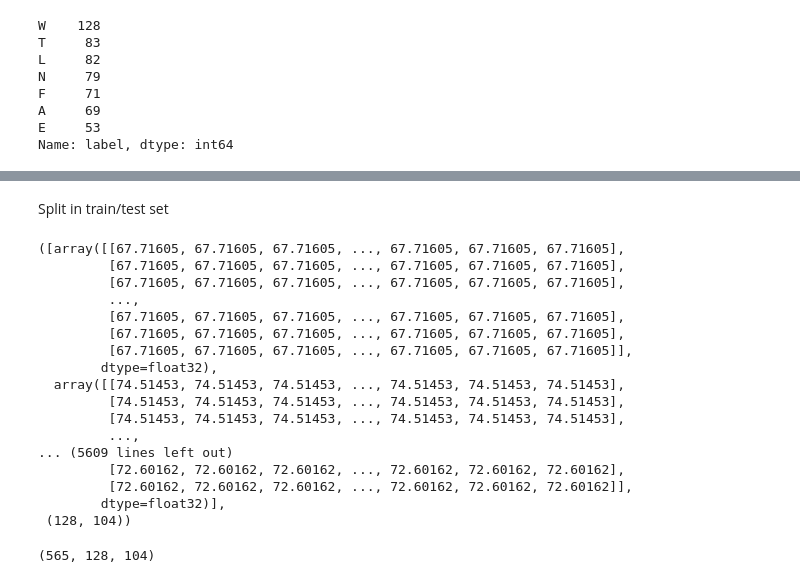
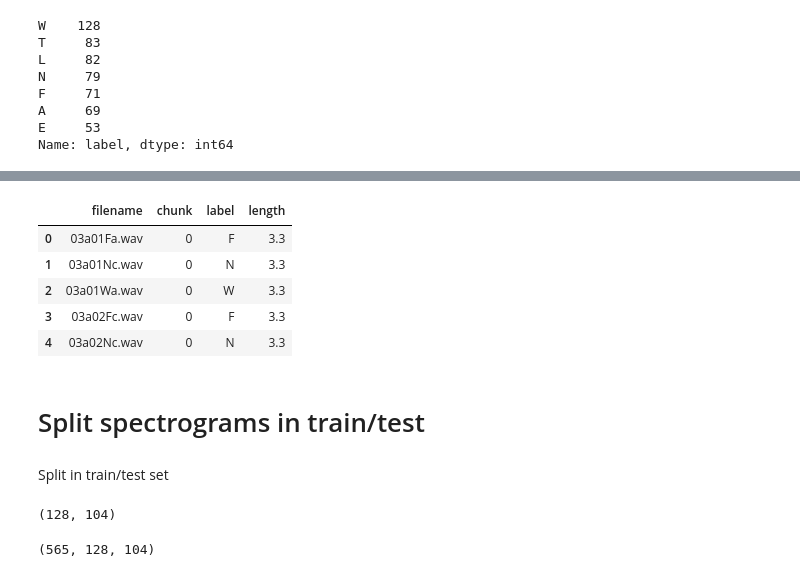
Before and after one commit to LIMUNIMI/thesis_adversarial_ml_audio, a Jupyter notebook: preprocessing.ipynb, the cells around one changed output, grey strips where cells are left out. Cells and saved outputs as stored; diff of their text form; code cells hidden in the pictures.

```diff
--- a/preprocessing.ipynb
+++ b/preprocessing.ipynb
@@ -197,0 +233,9 @@ Name: label, dtype: int64
+# %%
+df_info_mod.head()
+# %% [output]
+|  | filename | chunk | label | length |
+| 0 | 03a01Fa.wav | 0 | F | 3.3 |
+| 1 | 03a01Nc.wav | 0 | N | 3.3 |
+| 2 | 03a01Wa.wav | 0 | W | 3.3 |
+| 3 | 03a02Fc.wav | 0 | F | 3.3 |
+| 4 | 03a02Nc.wav | 0 | N | 3.3 |
@@ -198,25 +244,11 @@ Name: label, dtype: int64
+# %% [markdown]
+# Split spectrograms in train/test
 # %% [markdown]
 Split in train/test set
 # %%
-sgram_list, sgram_list[0].shape
+sgram_list[0].shape
 # %% [output]
-([array([[67.71605, 67.71605, 67.71605, ..., 67.71605, 67.71605, 67.71605],
-         [67.71605, 67.71605, 67.71605, ..., 67.71605, 67.71605, 67.71605],
-         [67.71605, 67.71605, 67.71605, ..., 67.71605, 67.71605, 67.71605],
-         ...,
-         [67.71605, 67.71605, 67.71605, ..., 67.71605, 67.71605, 67.71605],
-         [67.71605, 67.71605, 67.71605, ..., 67.71605, 67.71605, 67.71605],
-         [67.71605, 67.71605, 67.71605, ..., 67.71605, 67.71605, 67.71605]],
-        dtype=float32),
-  array([[74.51453, 74.51453, 74.51453, ..., 74.51453, 74.51453, 74.51453],
-         [74.51453, 74.51453, 74.51453, ..., 74.51453, 74.51453, 74.51453],
-         [74.51453, 74.51453, 74.51453, ..., 74.51453, 74.51453, 74.51453],
-         ...,
-... (5609 lines left out)
-         [72.60162, 72.60162, 72.60162, ..., 72.60162, 72.60162, 72.60162],
-         [72.60162, 72.60162, 72.60162, ..., 72.60162, 72.60162, 72.60162]],
-        dtype=float32)],
- (128, 104))
+(128, 104)
 # %%
 X = np.array(sgram_list)
 X.shape
```
Also changed, not shown: parts of 13 cells of this notebook.
